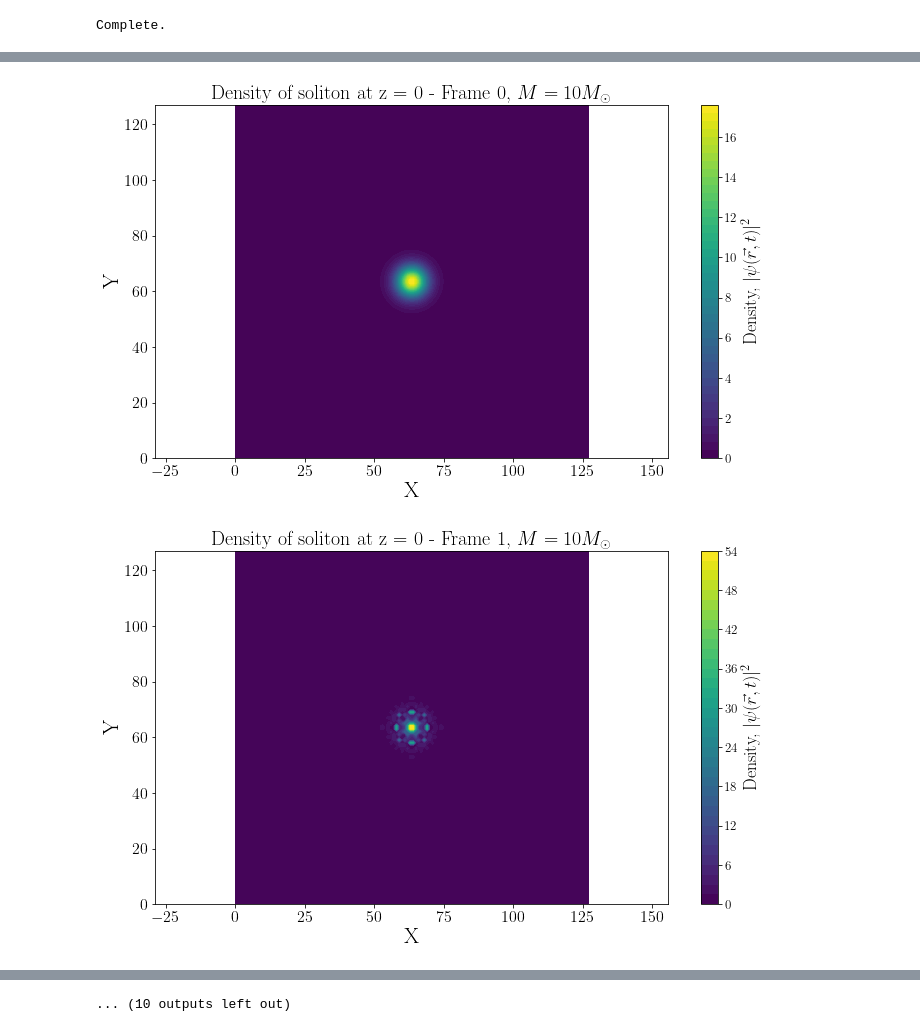
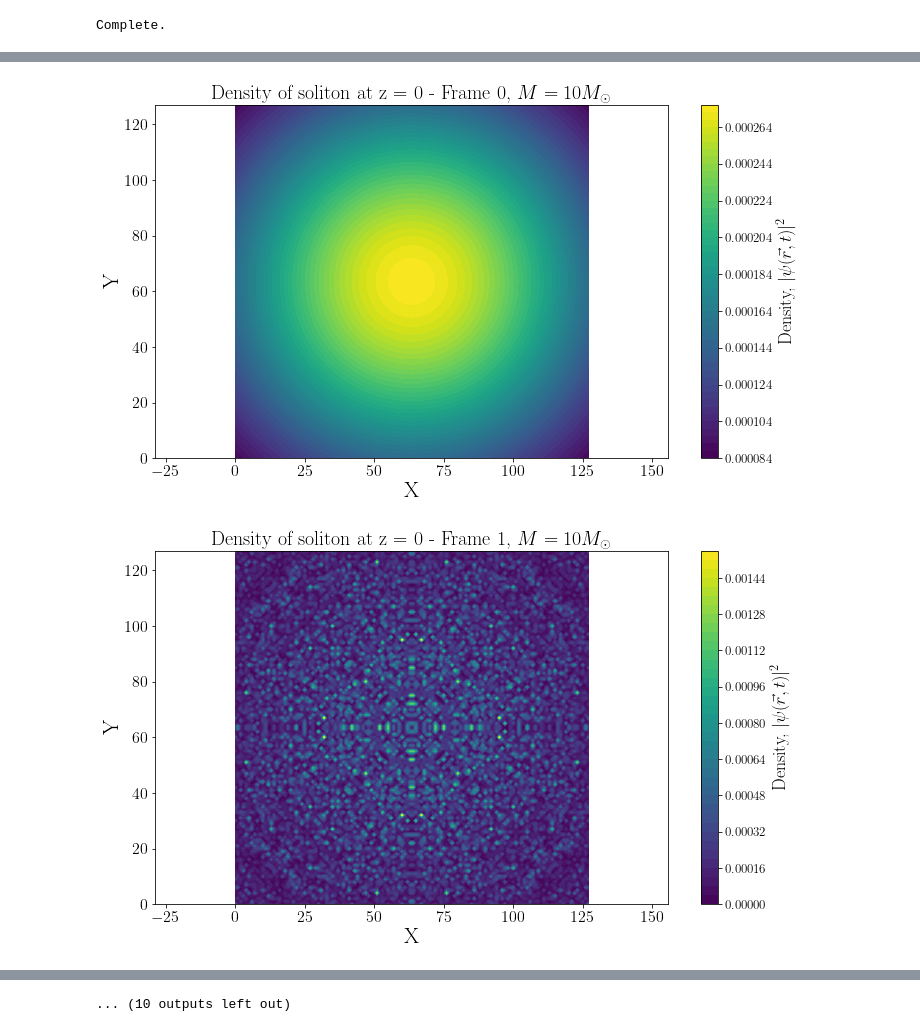
Before and after one commit to pratibhajangra591/project-3, a Jupyter notebook: soliton_trial.ipynb, the cells around one changed output, grey strips where cells are left out. Drawn from its saved outputs; the diff is of its cells as text; code cells hidden in the pictures.

```diff
--- a/soliton_trial.ipynb
+++ b/soliton_trial.ipynb
@@ -114,5 +115,5 @@ TestOutput/2024.9.24_17:25:11_128/rho_#0.npy
 # %%
-loc = 'TestOutput/2024.9.24_17:21:08_128/'
+loc = 'TestOutput/2024.9.24_18:23:50_128/'
 rho_3D_list = []
 rho_plane_z0_list = []
 rho_line_y0_z0_list = []
@@ -252,5 +254,5 @@ TestOutput/2024.9.24_17:46:05_128/line_#9.npy
 # %%
-loc = 'TestOutput/2024.9.24_17:46:05_128/'
+loc = 'TestOutput/2024.9.24_18:25:33_128/'
 rho_3D_list = []
 rho_plane_z0_list = []
 rho_line_y0_z0_list = []
@@ -277,32 +279,32 @@ os.makedirs(visualisations_path, exist_ok=True)
 
 
 for i, rho_plane in enumerate(rho_plane_z0_list):
     fig, ax = plt.subplots(1, figsize = (11.5, 6.5))
     cax = plt.contourf(rho_plane, levels = 50, cmap = 'viridis')
     cbar = fig.colorbar(cax)
     cbar.ax.tick_params(labelsize = 13)
     cbar.set_label(label=r'Density, $|\psi(\vec{r}, t)|^{2}$', size = 18)
     plt.title(f'Density of soliton at z = 0 - Frame {i}, $M = 10 M_\odot$', fontsize = 20)
     plt.xlabel('X', fontsize = 22, labelpad = 2)
     plt.ylabel('Y', fontsize = 22, labelpad = 2)
     plt.xticks(fontsize = 16)
     plt.yticks(fontsize = 16)
     plt.axis('equal')
     plt.savefig(os.path.join(visualisations_path, f'densitypbh_plane_z0_frame_{i}.pdf'), dpi=300)
     plt.show()
 
 
 for i, rho_line in enumerate(rho_line_y0_z0_list):
     fig, ax = plt.subplots(1, figsize = (11.5, 6.5))
     plt.plot(rho_line, label = 'Density Profile at y = z = 0')
     plt.xlabel('X', fontsize = 22, labelpad = 2)
     plt.ylabel(r'Density $|\psi(\vec{r}, t)|^{2}$', fontsize = 22, labelpad = 2)
     plt.xticks(fontsize = 16)
     plt.yticks(fontsize = 16)
     plt.title(f'Density Profile of soliton at y = z = 0 - Frame {i}, $M = 10 M_\odot$', fontsize = 22)
     plt.grid()
     plt.savefig(os.path.join(visualisations_path, f'densitypbh_line_y0_z0_frame_{i}.pdf'), dpi=300)
     plt.show()
 # %% [output]
-[figure, old version]
+[figure, new version]
-[figure, old version]
+[figure, new version]
```
Also changed, not shown: parts of 5 cells of this notebook.
